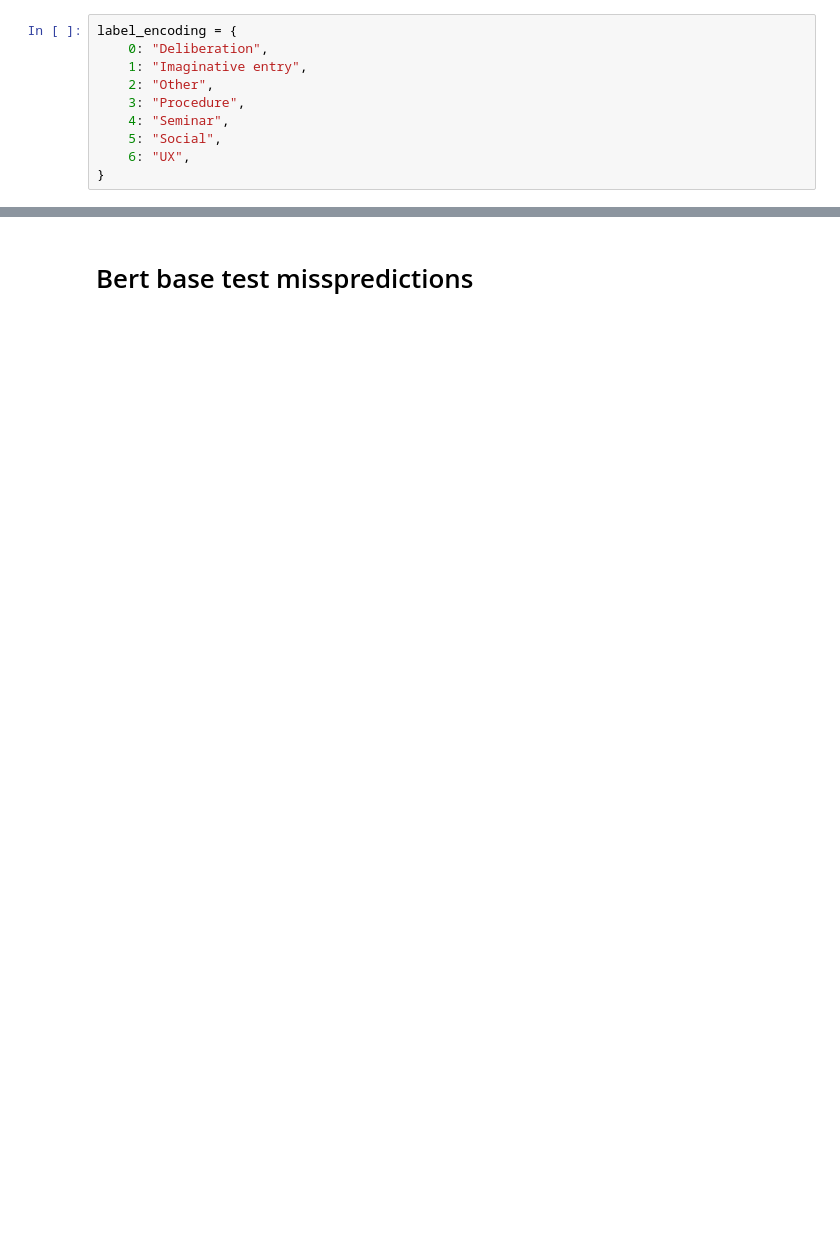
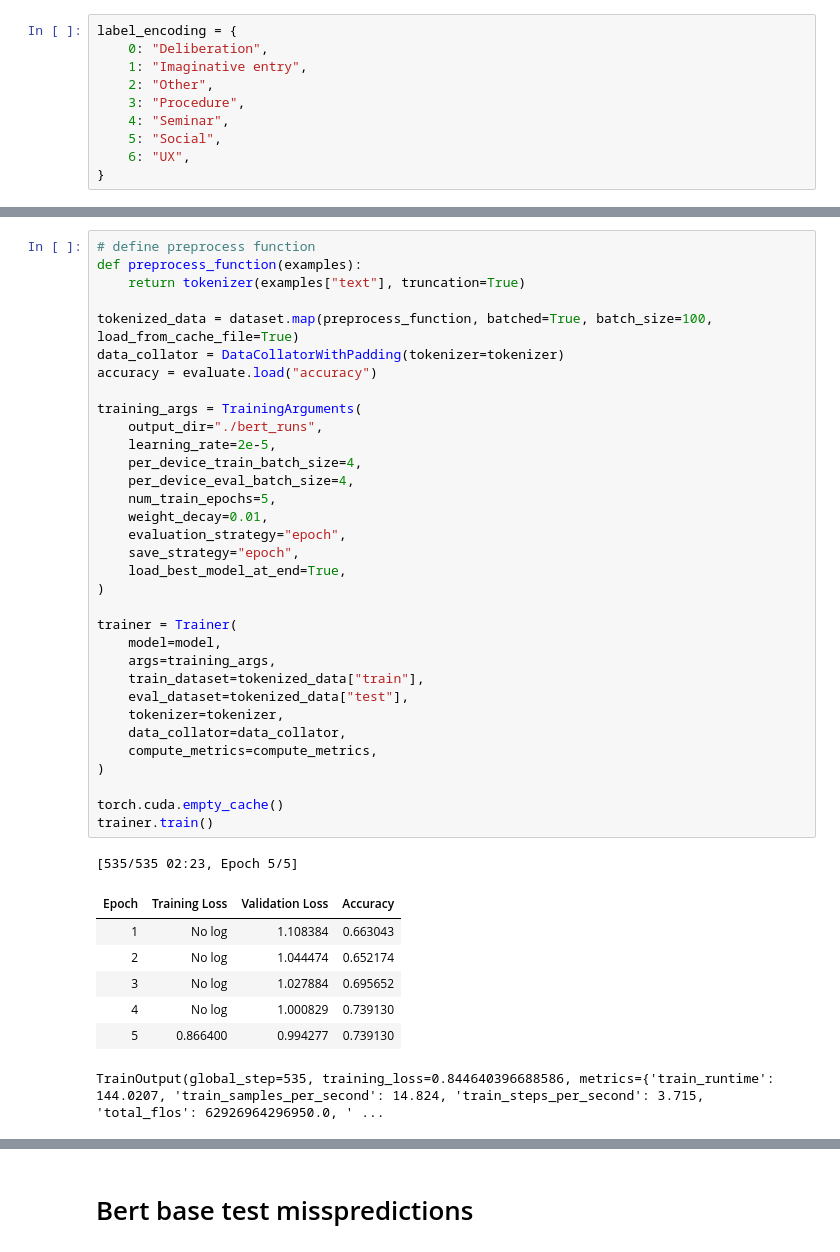
Before and after one commit to UL-FRI-NLP-2023-2024/ul-fri-nlp-course-project-azb, a Jupyter notebook: baseline_bert/error_analysis.ipynb, the cells around one changed output, grey strips where cells are left out. Cells and saved outputs as stored; diff of their text form; blank space fills up the shorter version.

```diff
--- a/baseline_bert/error_analysis.ipynb
+++ b/baseline_bert/error_analysis.ipynb
@@ -26,0 +51,42 @@ model = BertForSequenceClassification.from_pretrained(PATH, local_files_only=Tru
+# %%
+# define preprocess function
+def preprocess_function(examples):
+    return tokenizer(examples["text"], truncation=True)
+
+tokenized_data = dataset.map(preprocess_function, batched=True, batch_size=100,  load_from_cache_file=True)
+data_collator = DataCollatorWithPadding(tokenizer=tokenizer)
+accuracy = evaluate.load("accuracy")
+
+training_args = TrainingArguments(
+    output_dir="./bert_runs",
+    learning_rate=2e-5,
+    per_device_train_batch_size=4,
+    per_device_eval_batch_size=4,
+    num_train_epochs=5,
+    weight_decay=0.01,
+    evaluation_strategy="epoch",
+    save_strategy="epoch",
+    load_best_model_at_end=True,
+)
+
+trainer = Trainer(
+    model=model,
+    args=training_args,
+    train_dataset=tokenized_data["train"],
+    eval_dataset=tokenized_data["test"],
+    tokenizer=tokenizer,
+    data_collator=data_collator,
+    compute_metrics=compute_metrics,
+)
+
+torch.cuda.empty_cache()
+trainer.train()
+# %% [output]
+[535/535 02:23, Epoch 5/5]
+| Epoch | Training Loss | Validation Loss | Accuracy |
+| 1 | No log | 1.108384 | 0.663043 |
+| 2 | No log | 1.044474 | 0.652174 |
+| 3 | No log | 1.027884 | 0.695652 |
+| 4 | No log | 1.000829 | 0.739130 |
+| 5 | 0.866400 | 0.994277 | 0.739130 |
+TrainOutput(global_step=535, training_loss=0.844640396688586, metrics={'train_runtime': 144.0207, 'train_samples_per_second': 14.824, 'train_steps_per_second': 3.715, 'total_flos': 62926964296950.0, ' ...
```
Also changed, not shown: parts of 9 cells of this notebook.
